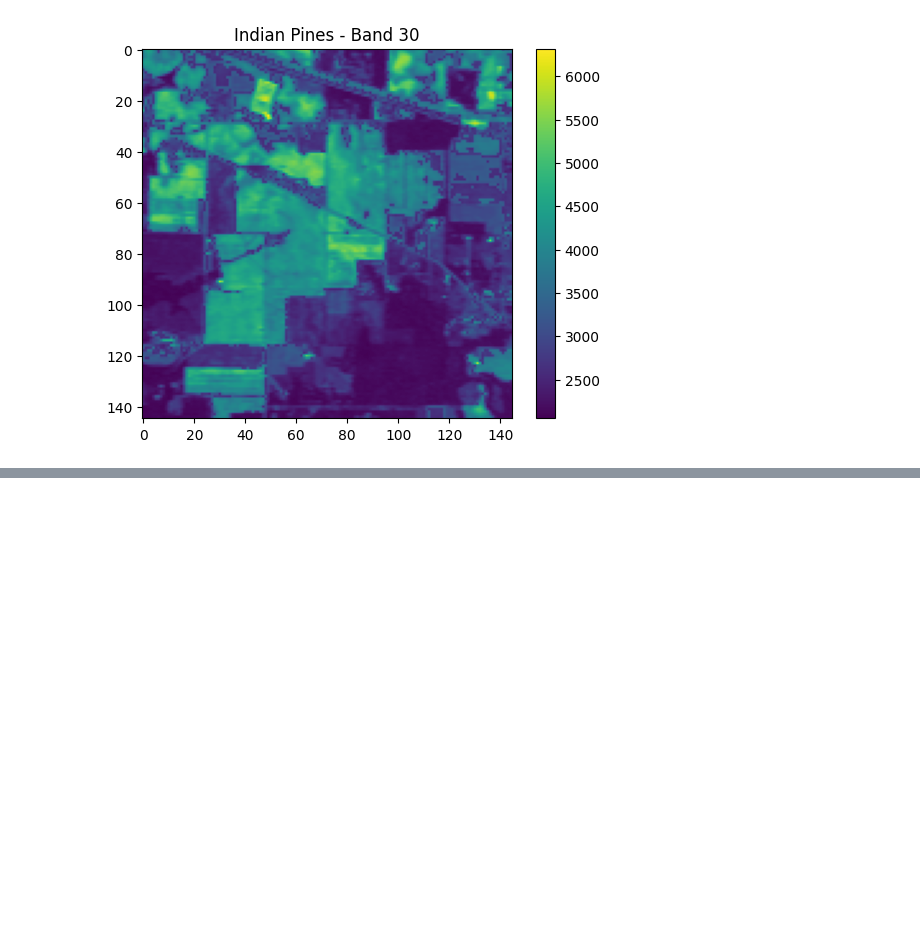
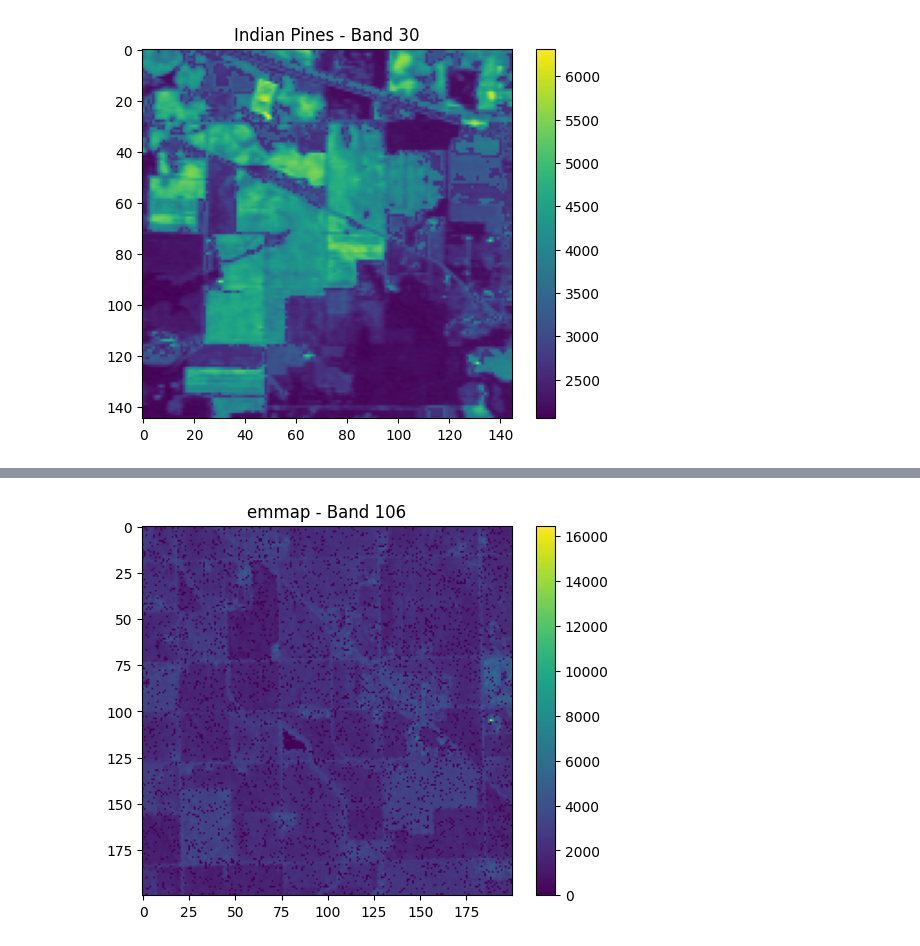
Before and after one commit to utat-ss/FINCH-destriping, a Jupyter notebook: destriping/augmentation_pipeline/apply_stripes_indian_pines.ipynb, the cells around one changed output, grey strips where cells are left out. Cells and saved outputs as stored; diff of their text form; code cells hidden in the pictures; blank space fills up the shorter version.

```diff
--- a/destriping/augmentation_pipeline/apply_stripes_indian_pines.ipynb
+++ b/destriping/augmentation_pipeline/apply_stripes_indian_pines.ipynb
@@ -49,0 +109,11 @@ plt.show()
+# %%
+selected_band = striped[0:200, 0:200, band_index]
+
+
+
+plt.imshow(selected_band, cmap='viridis')
+plt.title(f"emmap - Band {band_index + 1}")
+plt.colorbar()
+plt.show()
+# %% [output]
+[figure, added]
```
Also changed, not shown: parts of 7 cells of this notebook, 3 other files.
